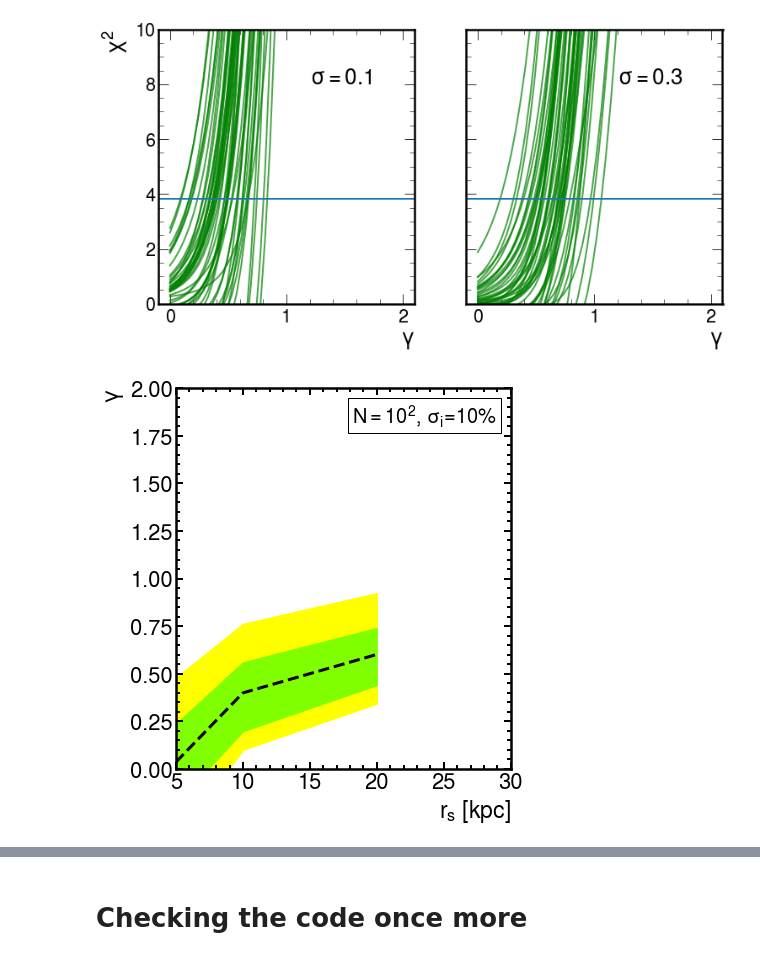
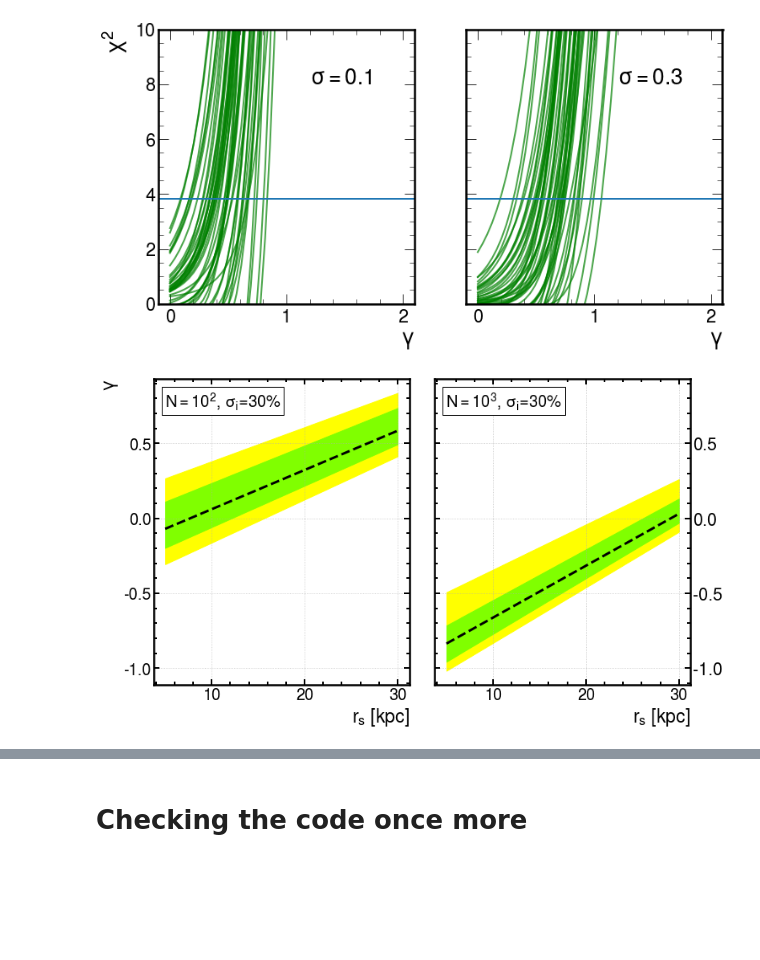
Before and after one commit to mariabenitocst/exoplanets, a Jupyter notebook: jupyter-notebook/experimental_sensitivity.ipynb, the cells around one changed output, grey strips where cells are left out. Drawn from its saved outputs; the diff is of its cells as text; code cells hidden in the pictures; blank space fills up the shorter version.

```diff
--- a/jupyter-notebook/experimental_sensitivity.ipynb
+++ b/jupyter-notebook/experimental_sensitivity.ipynb
@@ -2170,54 +2158,96 @@ fig.savefig("chi2_vs_gamma_baseline_nBDs100.png", box_inche="tight")
 # %%
 fig, ax = plt.subplots(1, 2, figsize=(12, 7), sharex=True, sharey=True)
 
-path="/home/mariacst/exoplanets/results/upper_limit/"
 
-ex="baseline"; f=1.; sigma=0.1
+#path="/home/mariacst/exoplanets/results/upper_limit/"
+path="/home/mariacst/exoplanets/exoplanets/python/sensitivity/non_linear/"
+
+ex="baseline_olderBD"; f=1.; sigma=0.3
 nBDs=100;
-rs = [5., 10., 20.]; UL = []; gamma_UL_2sigma_minus=[]
+rs = [5., 30.]#7.5, 10., 15., 20., 30.];
+UL = []; gamma_UL_2sigma_minus=[]
 gamma_UL_2sigma_plus=[]; gamma_UL_1sigma_minus=[]; gamma_UL_1sigma_plus=[]
 
 for _rs in rs:
-    data = np.genfromtxt(path + "UL_TSlogL_" + ex + "_nBDs%i_sigma%.1f_f%.1f_rs%.1f_gNFW.dat"
+    data = np.genfromtxt(path + "UL_" + ex + "_nBDs%i_sigma%.1f_f%.1f_rs%.1f_gNFW.dat"
                          %(nBDs, sigma, f, _rs), unpack=True)
     UL.append(np.median(data[1]));
     gamma_UL_1sigma_minus.append(np.percentile(data[1], 15.85))
     gamma_UL_1sigma_plus.append(np.percentile(data[1], 84.15));
     gamma_UL_2sigma_plus.append(np.percentile(data[1], 97.7))
     gamma_UL_2sigma_minus.append(np.percentile(data[1], 2.30))
-#ax.fill_between(data[0], gaussian_filter1d(data[1], sigma=smooth), y2=2.,color=col,alpha=0.4,zorder=zo)
 
 ax[0].plot(rs, UL, color="k", lw=3., ls="--")
 
 smooth=0.1
 ax[0].fill_between(rs, gaussian_filter1d(gamma_UL_2sigma_minus, sigma=smooth),
                 y2=gaussian_filter1d(gamma_UL_1sigma_minus, sigma=smooth), color="#ffff00")
 ax[0].fill_between(rs, gaussian_filter1d(gamma_UL_1sigma_plus, sigma=smooth),
                 y2=gamma_UL_2sigma_plus, color="#ffff00")
 ax[0].fill_between(rs, gaussian_filter1d(gamma_UL_1sigma_minus, sigma=smooth),
                 y2=gaussian_filter1d(gamma_UL_1sigma_plus, sigma=smooth), color="#80ff00")
 
 
-#ax.text(10, 1.1, "nBDs=%i, f=1, $\sigma=$10"%(nBDs)+"$\%$",color=line_col,fontsize=small_fs,rotation=10)
+ax[0].set_ylabel(r"$\gamma$", fontsize=23); ax[0].set_xlabel(r"$r_s$ [kpc]", fontsize=23)
+#ax[0].set_ylim(0., 2); ax[0].set_xlim(5., 30.)
 
-ax[0].set_ylabel(r"$\gamma$", fontsize=23); ax[0].set_xlabel(r"$r_s$ [kpc]", fontsize=23)
-ax[0].set_ylim(0., 2); ax[0].set_xlim(5., 30.)
-
-from matplotlib.offsetbox import AnchoredText
 text_box = AnchoredText((r"$N=10^{%i}$, $\sigma_i$=%i"
                             %(int(np.log10(nBDs)), int(sigma*100))
                             + "$\% $"),
-                            frameon=True, loc=1, pad=0.2, prop=dict(size=20))
+                            frameon=True, loc="upper left", pad=0.2, prop=dict(size=20))
 plt.setp(text_box.patch, facecolor="white")
-ax.add_artist(text_box)
+ax[0].add_artist(text_box)
 
-plt.setp(ax.get_xticklabels(), fontsize=22)
-plt.setp(ax.get_yticklabels(), fontsize=22)
+plt.setp(ax[0].get_xticklabels(), fontsize=20)
+plt.setp(ax[0].get_yticklabels(), fontsize=20)
 
 
-ax.tick_params(which='major',direction="in",width=2.,length=7,right=True,top=True,pad=3)
-ax.tick_params(which='minor',direction="in",width=2.,length=4,right=True,top=True)
-fig.savefig("ul_" + ex + "_nBDs%i_sigma%.1f_f%.1f.png"%(nBDs, sigma, f), bbox_inches="tight")
-#ax.set_ylim(1., 1.5)
+ax[0].tick_params(which='major',direction="in",width=2.,length=7,right=True,top=True,pad=3)
+ax[0].tick_params(which='minor',direction="in",width=2.,length=4,right=True,top=True)
+
+
+nBDs=1000; UL = []; gamma_UL_2sigma_minus=[]
+gamma_UL_2sigma_plus=[]; gamma_UL_1sigma_minus=[]; gamma_UL_1sigma_plus=[]
+for _rs in rs:
+    data = np.genfromtxt(path + "UL_" + ex + "_nBDs%i_sigma%.1f_f%.1f_rs%.1f_gNFW.dat"
+                         %(nBDs, sigma, f, _rs), unpack=True)
+    UL.append(np.median(data[1]));
+    gamma_UL_1sigma_minus.append(np.percentile(data[1], 15.85))
+    gamma_UL_1sigma_plus.append(np.percentile(data[1], 84.15));
+    gamma_UL_2sigma_plus.append(np.percentile(data[1], 97.7))
+    gamma_UL_2sigma_minus.append(np.percentile(data[1], 2.30))
+
+ax[1].plot(rs, UL, color="k", lw=3., ls="--")
+
+smooth=0.1
+ax[1].fill_between(rs, gaussian_filter1d(gamma_UL_2sigma_minus, sigma=smooth),
+                y2=gaussian_filter1d(gamma_UL_1sigma_minus, sigma=smooth), color="#ffff00")
+ax[1].fill_between(rs, gaussian_filter1d(gamma_UL_1sigma_plus, sigma=smooth),
+                y2=gamma_UL_2sigma_plus, color="#ffff00")
+ax[1].fill_between(rs, gaussian_filter1d(gamma_UL_1sigma_minus, sigma=smooth),
+                y2=gaussian_filter1d(gamma_UL_1sigma_plus, sigma=smooth), color="#80ff00")
+
+
+ax[1].set_xlabel(r"$r_s$ [kpc]", fontsize=23)
+text_box = AnchoredText((r"$N=10^{%i}$, $\sigma_i$=%i"
+                            %(int(np.log10(nBDs)), int(sigma*100))
+                            + "$\% $"),
+                            frameon=True, loc="upper left", pad=0.2, prop=dict(size=20))
+plt.setp(text_box.patch, facecolor="white")
+ax[1].add_artist(text_box)
+
+plt.setp(ax[1].get_xticklabels(), fontsize=20)
+plt.setp(ax[1].get_yticklabels(), fontsize=20)
+
+ax[1].tick_params(which='major',direction="in",width=2.,length=7,right=True,top=True,pad=3, labelright="on")
+ax[1].tick_params(which='minor',direction="in",width=2.,length=4,right=True,top=True)
+ax[1].yaxis.tick_right()
+ax[1].yaxis.set_ticks_position('both')
+
+#ax[1].set_yticks([0.25,0.5,0.75,1., 1.25, 1.5, 1.75, 2.])
+ax[0].grid(); ax[1].grid()
+
+fig.subplots_adjust(wspace=0.1)
+#fig.savefig("ul_" + ex + "_sigma%.1f_f%.1f.png"%(sigma, f), bbox_inches="tight")
 # %% [output]
-[figure, old version]
+[figure, new version]
```
Also changed, not shown: parts of 18 cells of this notebook, 9 other files.
